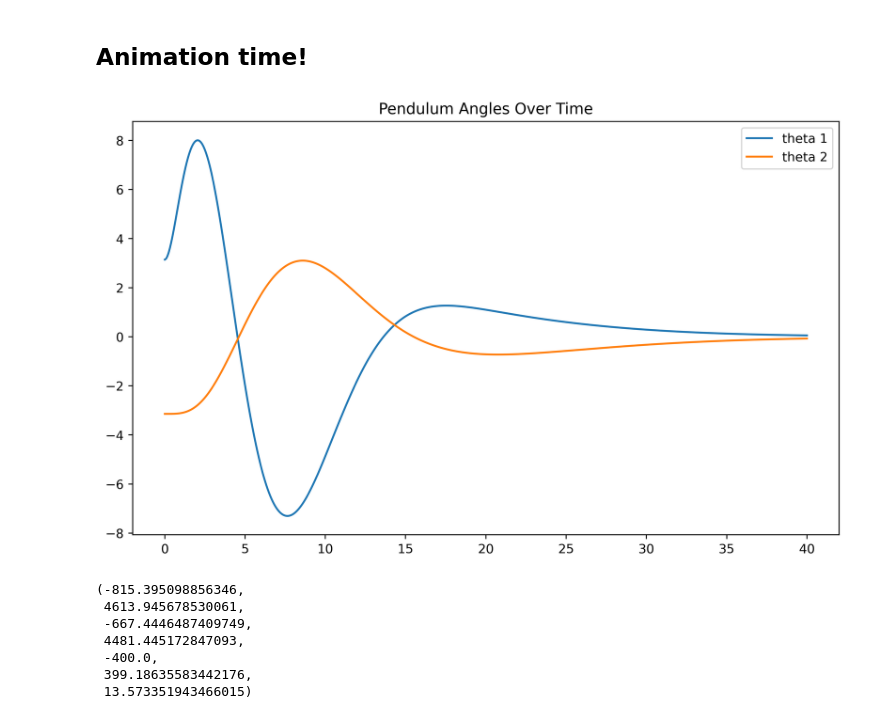
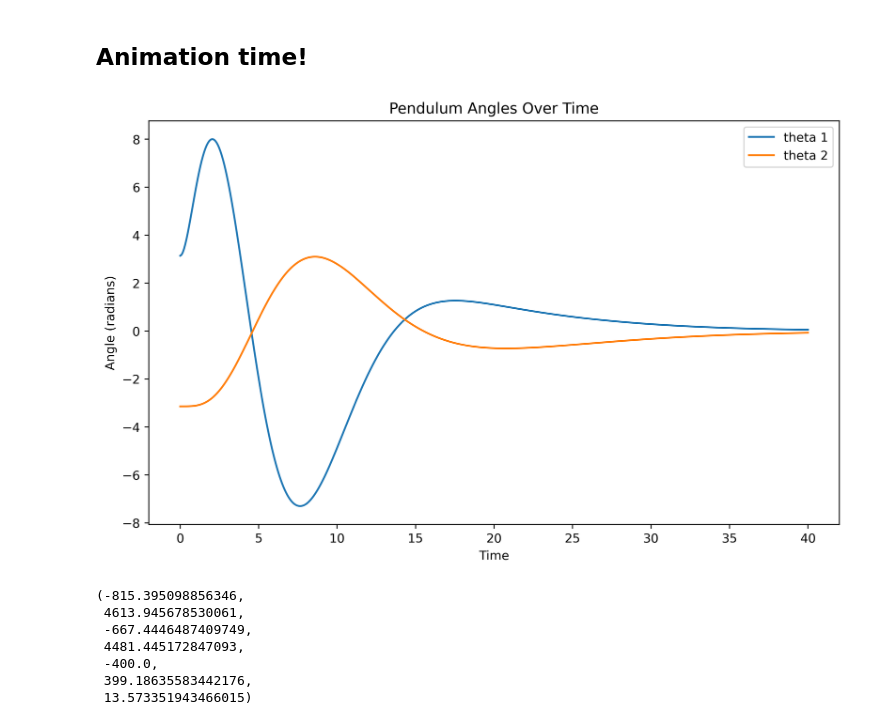
Before and after one commit to grantpitt/double-inverted-pendulum, a Jupyter notebook: lqr-double-inv-pendulums.ipynb, the cells around one changed output. Saved outputs shown, nothing was run; the diff lists cells and outputs as text; code cells hidden in the pictures.

```diff
--- a/lqr-double-inv-pendulums.ipynb
+++ b/lqr-double-inv-pendulums.ipynb
@@ -142,13 +142,15 @@ m2 = np.stack((x + l * np.sin(theta_1) + l * np.sin(theta_2), l * np.cos(theta_1
 # %%
 plt.figure(figsize=(10, 6), dpi=400)
 plt.plot(tv, Z[2], label="theta 1")
 plt.plot(tv, Z[4], label="theta 2")
+plt.xlabel("Time")
+plt.ylabel("Angle (radians)")
 plt.title("Pendulum Angles Over Time")
 plt.legend()
 plt.savefig("pendulum_angles.png")
 plt.show()
 # %% [output]
-[figure, old version]
+[figure, new version]
 # %%
 min(x), max(x), min(min(m1[:, 0]), min(m2[:, 0])), max(max(m1[:, 0]), max(m2[:, 0])), min(min(m1[:, 1]), min(m2[:, 1])), max(max(m1[:, 1]), max(m2[:, 1])), (max(x) - min(x)) / (2 * l)
 # %% [output]
```
Also changed, not shown: 1 other file.
